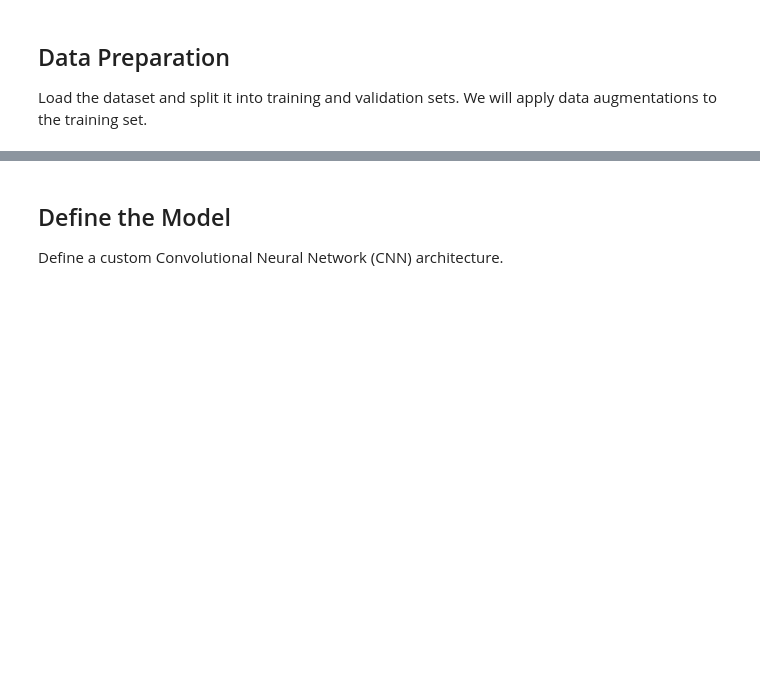
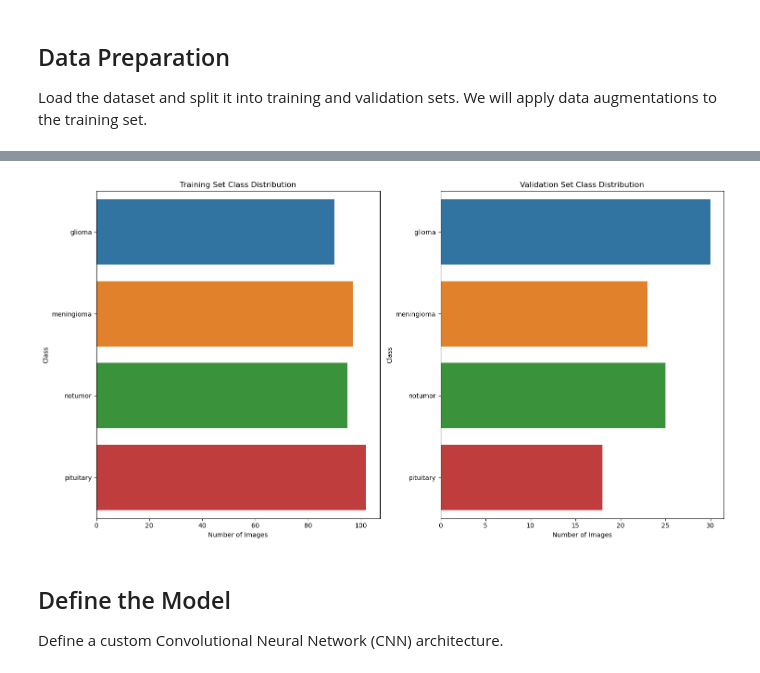
Before and after one commit to XJ-UoG/CSC3009MLMRI, a Jupyter notebook: MRI_Classification.ipynb, the cells around one changed output, grey strips where cells are left out. Drawn from its saved outputs; the diff is of its cells as text; code cells hidden in the pictures; blank space fills up the shorter version.

```diff
--- a/MRI_Classification.ipynb
+++ b/MRI_Classification.ipynb
@@ -45,3 +50,41 @@ val_loader = DataLoader(val_dataset, batch_size=32, shuffle=False, num_workers=4
+# %%
+import matplotlib.pyplot as plt
+from collections import Counter
+import seaborn as sns
+
+# Get the labels from the datasets
+train_labels = [label for _, label in train_dataset]
+val_labels = [label for _, label in val_dataset]
+
+# Count the number of instances per class
+train_counts = Counter(train_labels)
+val_counts = Counter(val_labels)
+
+# Get the class names
+class_names = dataset.classes
+
+# Create a list of class counts for training and validation
+train_class_counts = [train_counts[i] for i in range(len(class_names))]
+val_class_counts = [val_counts[i] for i in range(len(class_names))]
+
+# Create a bar plot
+fig, ax = plt.subplots(1, 2, figsize=(15, 8))
+sns.barplot(y=class_names, x=train_class_counts, ax=ax[0])
+sns.barplot(y=class_names, x=val_class_counts, ax=ax[1])
+
+# Set plot titles and labels
+ax[0].set_title('Training Set Class Distribution')
+ax[0].set_xlabel('Number of Images')
+ax[0].set_ylabel('Class')
+
+ax[1].set_title('Validation Set Class Distribution')
+ax[1].set_xlabel('Number of Images')
+ax[1].set_ylabel('Class')
+
+plt.tight_layout()
+plt.show()
+# %% [output]
+[figure, added]
 # %% [markdown]
 ## Define the Model
 Define a custom Convolutional Neural Network (CNN) architecture.
```
Also changed, not shown: parts of 7 cells of this notebook, 5 other files.
